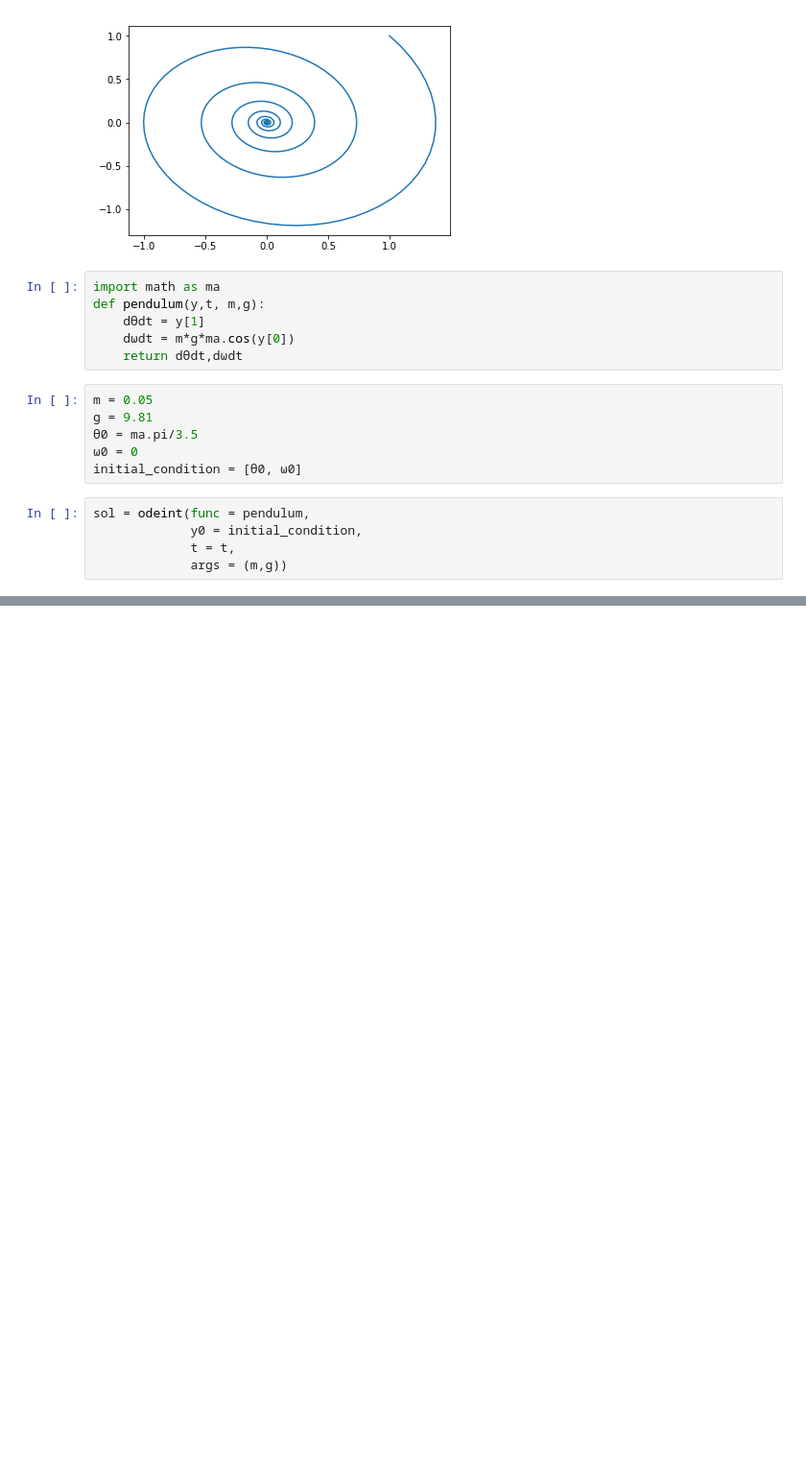
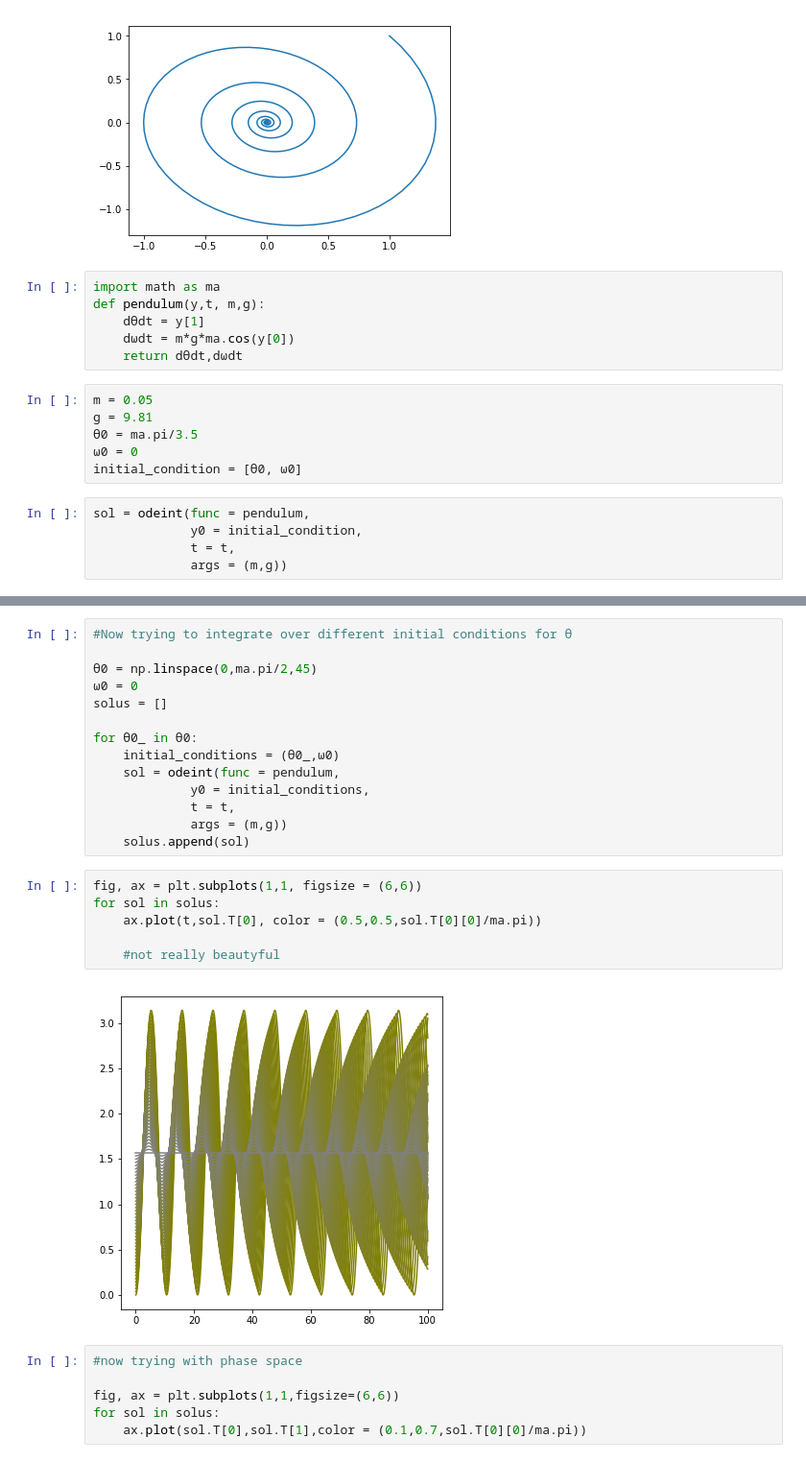
Before and after one commit to Mat092/laboratory-, a Jupyter notebook: some_try_with_odeint.ipynb, the cells around one changed output, grey strips where cells are left out. Shown: that part at 96% size. Drawn from its saved outputs; the diff is of its cells as text; blank space fills up the shorter version.

```diff
--- a/some_try_with_odeint.ipynb
+++ b/some_try_with_odeint.ipynb
@@ -77,0 +78,28 @@ sns.despine()
+# %%
+#Now trying to integrate over different initial conditions for θ
+
+θ0 = np.linspace(0,ma.pi/2,45)
+ω0 = 0
+solus = []
+
+for θ0_ in θ0:
+    initial_conditions = (θ0_,ω0)
+    sol = odeint(func = pendulum,
+             y0 = initial_conditions,
+             t = t,
+             args = (m,g))
+    solus.append(sol)
+# %%
+fig, ax = plt.subplots(1,1, figsize = (6,6))
+for sol in solus:
+    ax.plot(t,sol.T[0], color = (0.5,0.5,sol.T[0][0]/ma.pi))
+
+    #not really beautyful
+# %% [output]
+[figure, added]
+# %%
+#now trying with phase space
+
+fig, ax = plt.subplots(1,1,figsize=(6,6))
+for sol in solus:
+    ax.plot(sol.T[0],sol.T[1],color = (0.1,0.7,sol.T[0][0]/ma.pi))
```
Also changed, not shown: parts of 2 cells of this notebook.
